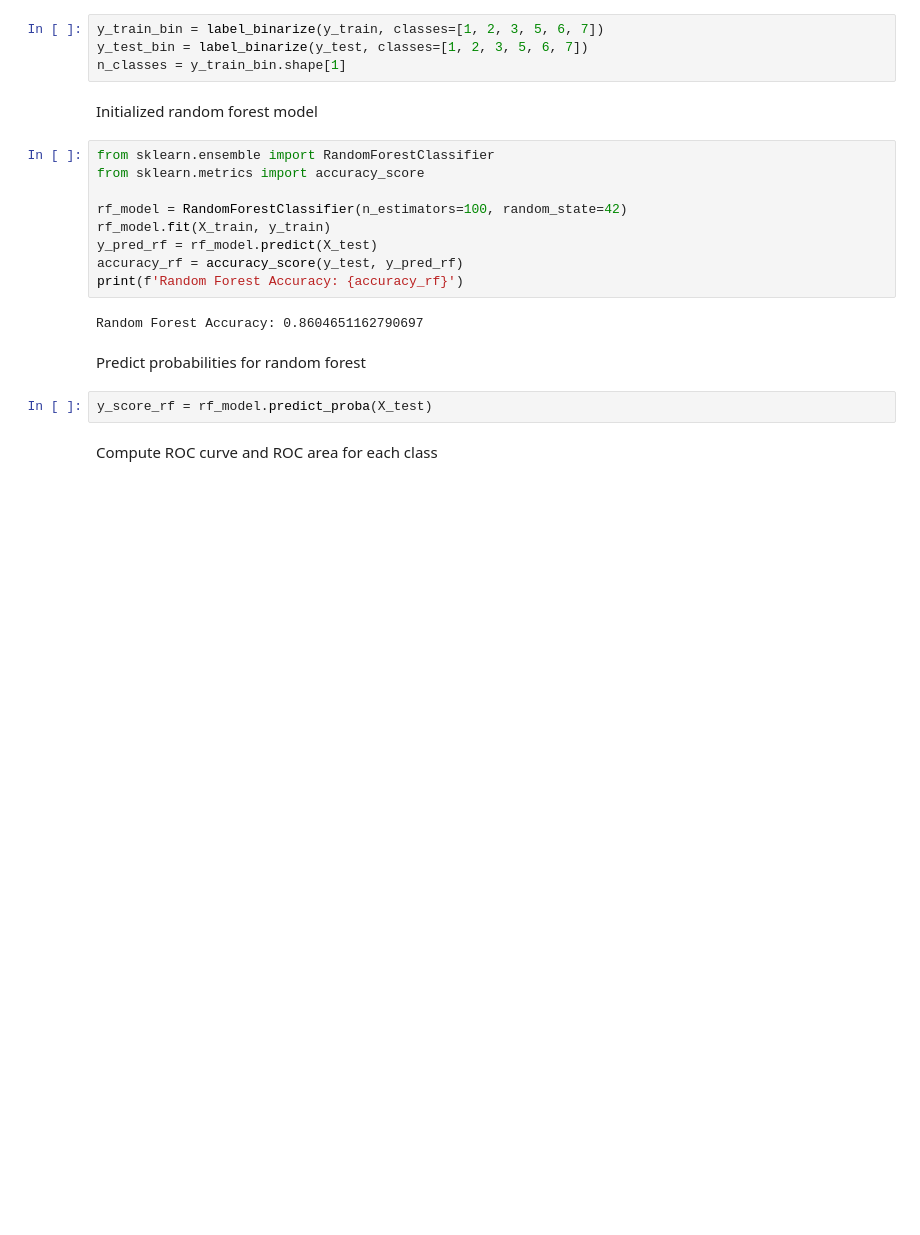
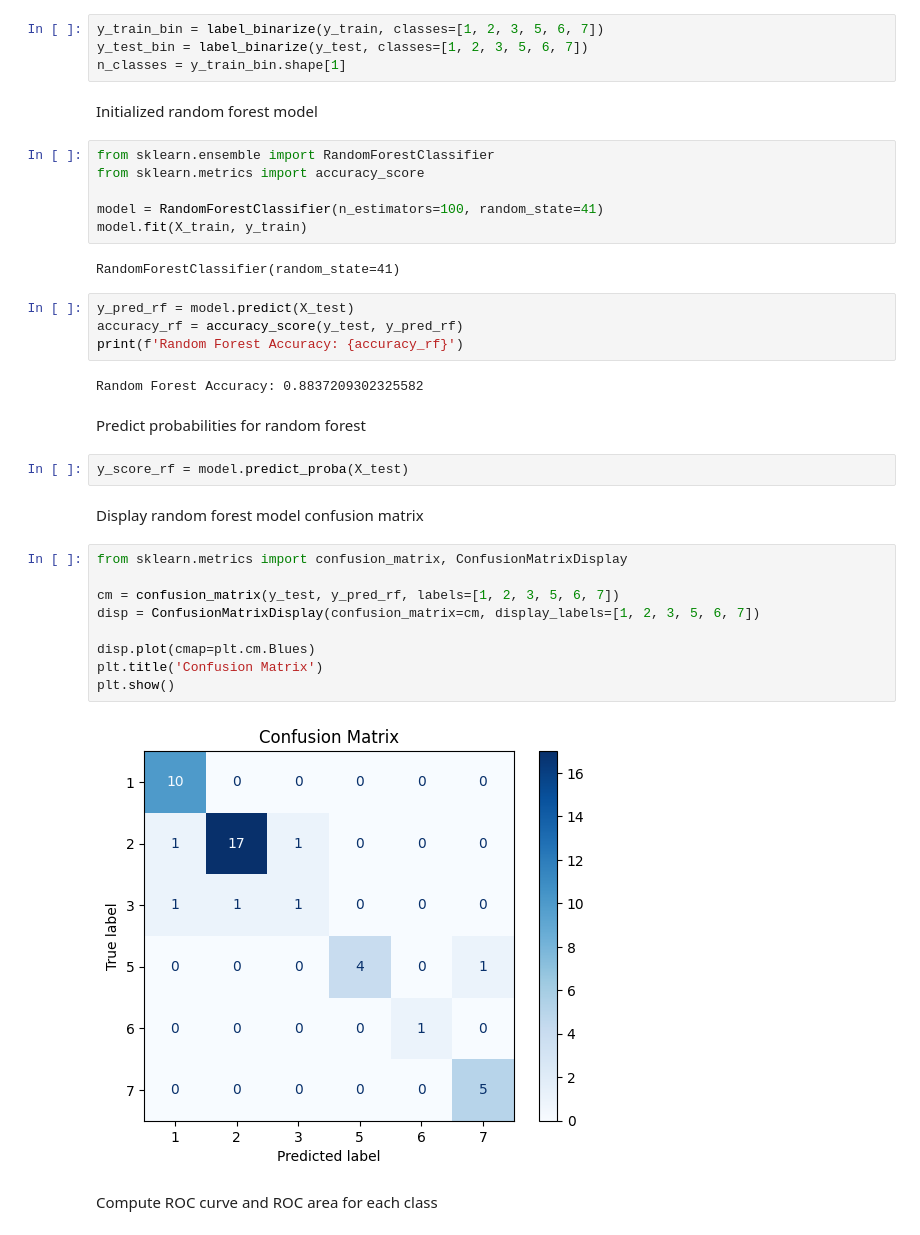
Before and after one commit to Amboyandrey/LE2_Amboy_NA, a Jupyter notebook: Final_Lab_Exam_Classifications.ipynb, the cells around one changed output. Saved outputs shown, nothing was run; the diff lists cells and outputs as text; blank space fills up the shorter version.

Commit message:
add confusion matrix and export the model

```diff
--- a/Final_Lab_Exam_Classifications.ipynb
+++ b/Final_Lab_Exam_Classifications.ipynb
@@ -172,17 +203,33 @@ Initialized random forest model
 from sklearn.ensemble import RandomForestClassifier
 from sklearn.metrics import accuracy_score
 
-rf_model = RandomForestClassifier(n_estimators=100, random_state=42)
-rf_model.fit(X_train, y_train)
-y_pred_rf = rf_model.predict(X_test)
-accuracy_rf = accuracy_score(y_test, y_pred_rf)
-print(f'Random Forest Accuracy: {accuracy_rf}')
+model = RandomForestClassifier(n_estimators=100, random_state=41)
+model.fit(X_train, y_train)
 # %% [output]
-Random Forest Accuracy: 0.8604651162790697
+RandomForestClassifier(random_state=41)
+# %%
+y_pred_rf = model.predict(X_test)
+accuracy_rf = accuracy_score(y_test, y_pred_rf)
+print(f'Random Forest Accuracy: {accuracy_rf}')
+# %% [output]
+Random Forest Accuracy: 0.8837209302325582
 # %% [markdown]
 Predict probabilities for random forest
 # %%
-y_score_rf = rf_model.predict_proba(X_test)
+y_score_rf = model.predict_proba(X_test)
+# %% [markdown]
+Display random forest model confusion matrix
+# %%
+from sklearn.metrics import confusion_matrix, ConfusionMatrixDisplay
+
+cm = confusion_matrix(y_test, y_pred_rf, labels=[1, 2, 3, 5, 6, 7])
+disp = ConfusionMatrixDisplay(confusion_matrix=cm, display_labels=[1, 2, 3, 5, 6, 7])
+
+disp.plot(cmap=plt.cm.Blues)
+plt.title('Confusion Matrix')
+plt.show()
+# %% [output]
+[figure, added]
 # %% [markdown]
 Compute ROC curve and ROC area for each class
 # %%
```
Also changed, not shown: parts of 8 cells of this notebook, 1 other file.
